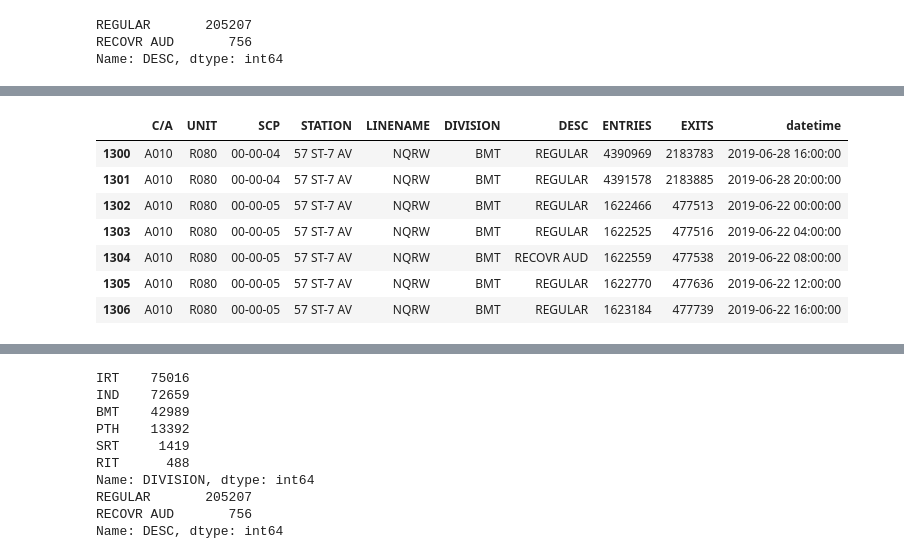
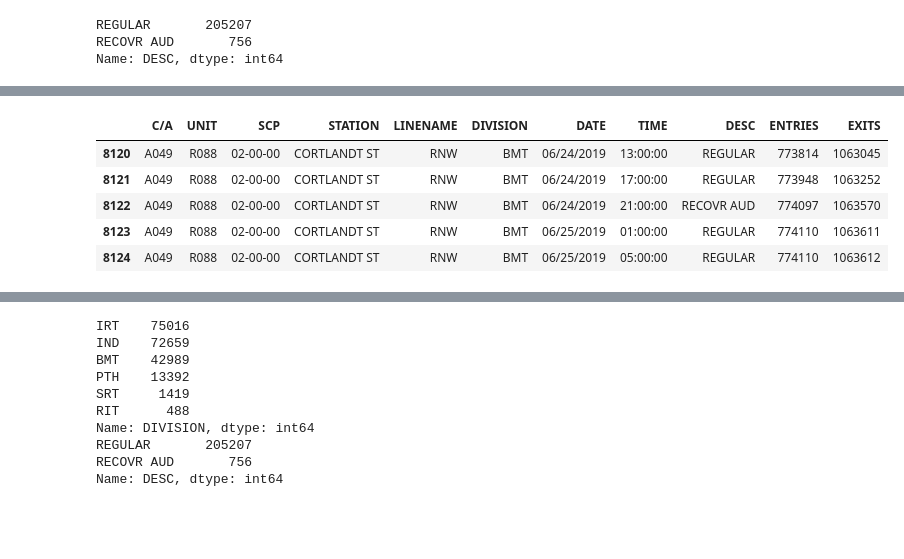
Before and after one commit to sculla/Project1_Group2, a Jupyter notebook: Project1_Group1.ipynb, the cells around one changed output, grey strips where cells are left out. Cells and saved outputs as stored; diff of their text form; code cells hidden in the pictures; blank space fills up the shorter version.

```diff
--- a/Project1_Group1.ipynb
+++ b/Project1_Group1.ipynb
@@ -6,10 +6,11 @@
 # %%
 import pandas as pd
 import numpy as np
+#%config InlineBackend.figure_format = 'svg’
 
-#data= pd.read_csv("http://web.mta.info/developers/data/nyct/turnstile/turnstile_190629.txt")
-data=pd.read_pickle('.DateTime_transformed.pickle')
+data= pd.read_csv("http://web.mta.info/developers/data/nyct/turnstile/turnstile_190629.txt")
 print(data.shape)
 print(data.columns)
+
 data.head()
 # %% [output]
@@ -99,0 +36,5 @@ Index(['C/A', 'UNIT', 'SCP', 'STATION', 'LINENAME', 'DIVISION', 'DESC',
+# %%
+cols_diff= ["ENTRIES","EXITS"]
+cols_add = ["TURNSTILE_ENTRIES","TURNSTILE_EXITS"]
+data[cols_add] = data.groupby(by =["STATION","C/A","SCP"])[cols_diff].diff()
+data.head()
@@ -99,0 +68,8 @@ Index(['C/A', 'UNIT', 'SCP', 'STATION', 'LINENAME', 'DIVISION', 'DESC',
+# %%
+from datetime import datetime
+dt_format = '%m/%d/%Y %H:%M:%S'
+working = []
+for _, row in enumerate(data.values):
+    working.append(datetime.strptime(row[6]+' '+row[7],dt_format))
+    data['datetime'] = pd.DataFrame(working)
+    data.drop(columns=['DATE','TIME'], inplace=True)
@@ -99,0 +158,4 @@ Index(['C/A', 'UNIT', 'SCP', 'STATION', 'LINENAME', 'DIVISION', 'DESC',
+# %%
+# Remove the extra white spaces in the columns
+data.columns = data.columns.str.strip()
+data.columns
@@ -121,12 +198,10 @@ test1.head(10)
 # %%
-data.iloc[1300:1307]
+data.iloc[8120:8125]
 # %% [output]
-|  | C/A | UNIT | SCP | STATION | LINENAME | DIVISION | DESC | ENTRIES | EXITS | datetime |
-| 1300 | A010 | R080 | 00-00-04 | 57 ST-7 AV | NQRW | BMT | REGULAR | 4390969 | 2183783 | 2019-06-28 16:00:00 |
-| 1301 | A010 | R080 | 00-00-04 | 57 ST-7 AV | NQRW | BMT | REGULAR | 4391578 | 2183885 | 2019-06-28 20:00:00 |
-| 1302 | A010 | R080 | 00-00-05 | 57 ST-7 AV | NQRW | BMT | REGULAR | 1622466 | 477513 | 2019-06-22 00:00:00 |
-| 1303 | A010 | R080 | 00-00-05 | 57 ST-7 AV | NQRW | BMT | REGULAR | 1622525 | 477516 | 2019-06-22 04:00:00 |
-| 1304 | A010 | R080 | 00-00-05 | 57 ST-7 AV | NQRW | BMT | RECOVR AUD | 1622559 | 477538 | 2019-06-22 08:00:00 |
-| 1305 | A010 | R080 | 00-00-05 | 57 ST-7 AV | NQRW | BMT | REGULAR | 1622770 | 477636 | 2019-06-22 12:00:00 |
-| 1306 | A010 | R080 | 00-00-05 | 57 ST-7 AV | NQRW | BMT | REGULAR | 1623184 | 477739 | 2019-06-22 16:00:00 |
+|  | C/A | UNIT | SCP | STATION | LINENAME | DIVISION | DATE | TIME | DESC | ENTRIES | EXITS |
+| 8120 | A049 | R088 | 02-00-00 | CORTLANDT ST | RNW | BMT | 06/24/2019 | 13:00:00 | REGULAR | 773814 | 1063045 |
+| 8121 | A049 | R088 | 02-00-00 | CORTLANDT ST | RNW | BMT | 06/24/2019 | 17:00:00 | REGULAR | 773948 | 1063252 |
+| 8122 | A049 | R088 | 02-00-00 | CORTLANDT ST | RNW | BMT | 06/24/2019 | 21:00:00 | RECOVR AUD | 774097 | 1063570 |
+| 8123 | A049 | R088 | 02-00-00 | CORTLANDT ST | RNW | BMT | 06/25/2019 | 01:00:00 | REGULAR | 774110 | 1063611 |
+| 8124 | A049 | R088 | 02-00-00 | CORTLANDT ST | RNW | BMT | 06/25/2019 | 05:00:00 | REGULAR | 774110 | 1063612 |
 # %%
```
Also changed, not shown: parts of 46 cells of this notebook.
